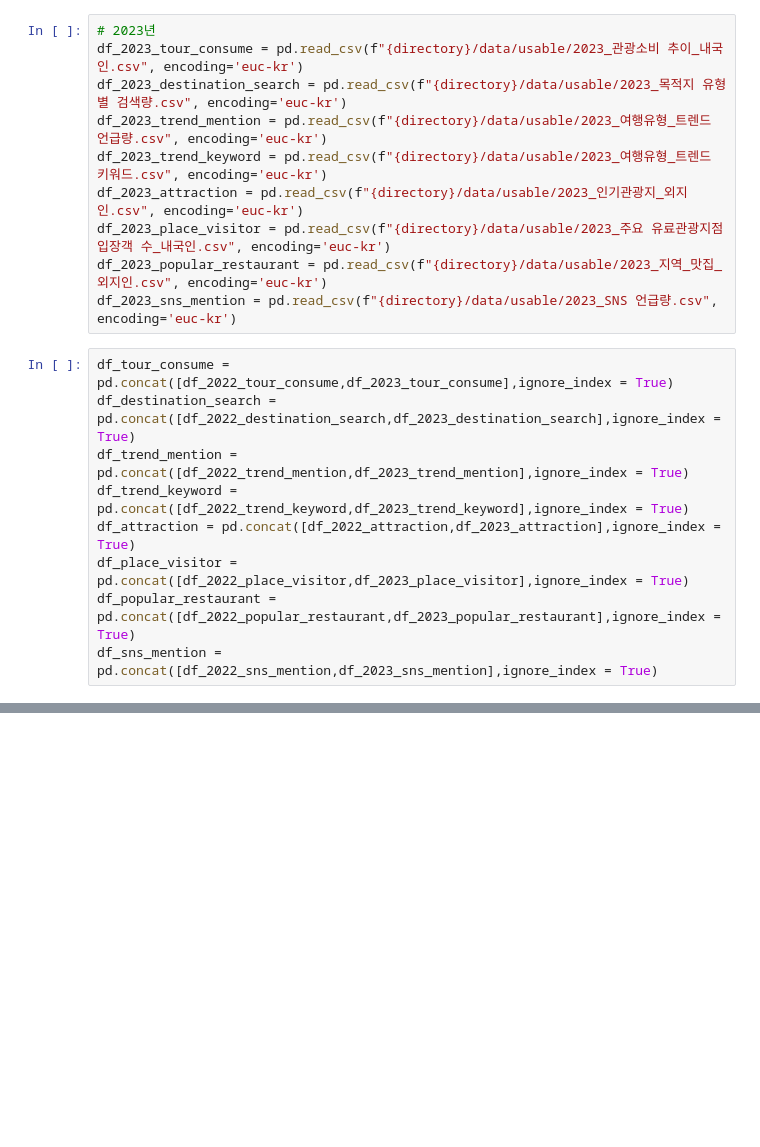
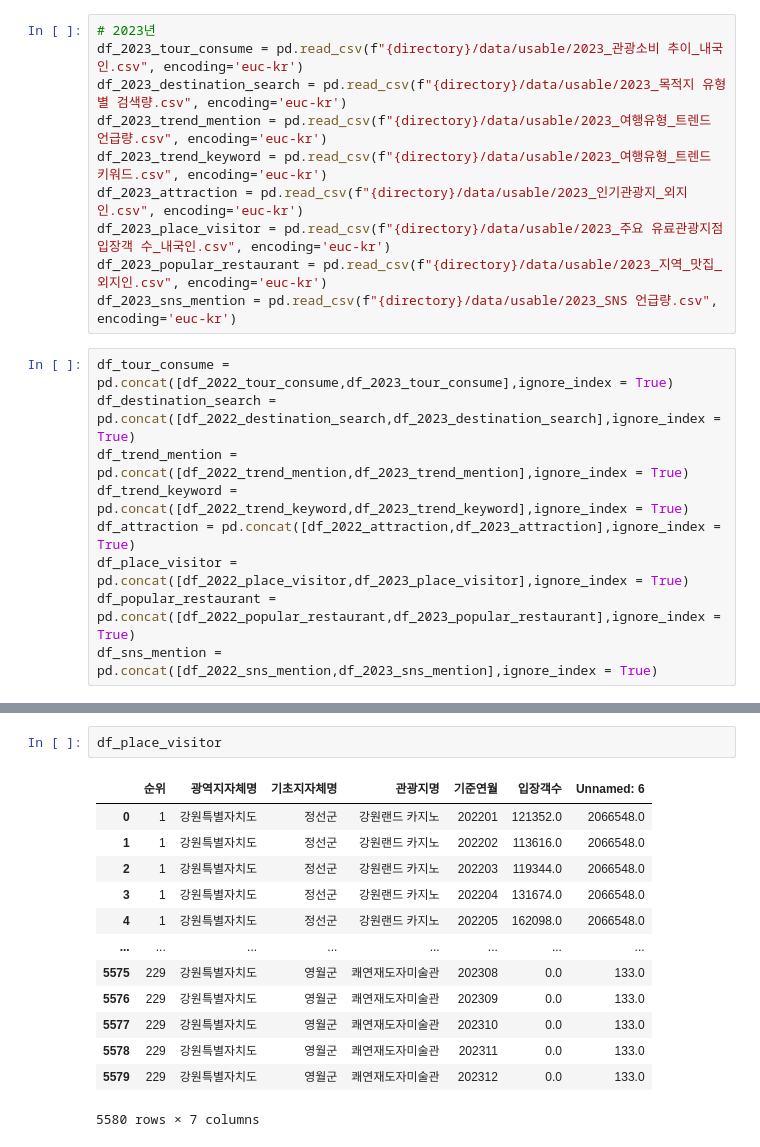
Before and after one commit to SeokcheonMoon/Competetion_Gangneung_vision_planning, a Jupyter notebook: DDA_tour_data.ipynb, the cells around one changed output, grey strips where cells are left out. Saved outputs shown, nothing was run; the diff lists cells and outputs as text; blank space fills up the shorter version.

```diff
--- a/DDA_tour_data.ipynb
+++ b/DDA_tour_data.ipynb
@@ -115,0 +178,16 @@ df_tour_consume
+# %%
+df_place_visitor
+# %% [output]
+|  | 순위 | 광역지자체명 | 기초지자체명 | 관광지명 | 기준연월 | 입장객수 | Unnamed: 6 |
+| 0 | 1 | 강원특별자치도 | 정선군 | 강원랜드 카지노 | 202201 | 121352.0 | 2066548.0 |
+| 1 | 1 | 강원특별자치도 | 정선군 | 강원랜드 카지노 | 202202 | 113616.0 | 2066548.0 |
+| 2 | 1 | 강원특별자치도 | 정선군 | 강원랜드 카지노 | 202203 | 119344.0 | 2066548.0 |
+| 3 | 1 | 강원특별자치도 | 정선군 | 강원랜드 카지노 | 202204 | 131674.0 | 2066548.0 |
+| 4 | 1 | 강원특별자치도 | 정선군 | 강원랜드 카지노 | 202205 | 162098.0 | 2066548.0 |
+| ... | ... | ... | ... | ... | ... | ... | ... |
+| 5575 | 229 | 강원특별자치도 | 영월군 | 쾌연재도자미술관 | 202308 | 0.0 | 133.0 |
+| 5576 | 229 | 강원특별자치도 | 영월군 | 쾌연재도자미술관 | 202309 | 0.0 | 133.0 |
+| 5577 | 229 | 강원특별자치도 | 영월군 | 쾌연재도자미술관 | 202310 | 0.0 | 133.0 |
+| 5578 | 229 | 강원특별자치도 | 영월군 | 쾌연재도자미술관 | 202311 | 0.0 | 133.0 |
+| 5579 | 229 | 강원특별자치도 | 영월군 | 쾌연재도자미술관 | 202312 | 0.0 | 133.0 |
+5580 rows × 7 columns
```
Also changed, not shown: parts of 17 cells of this notebook.
